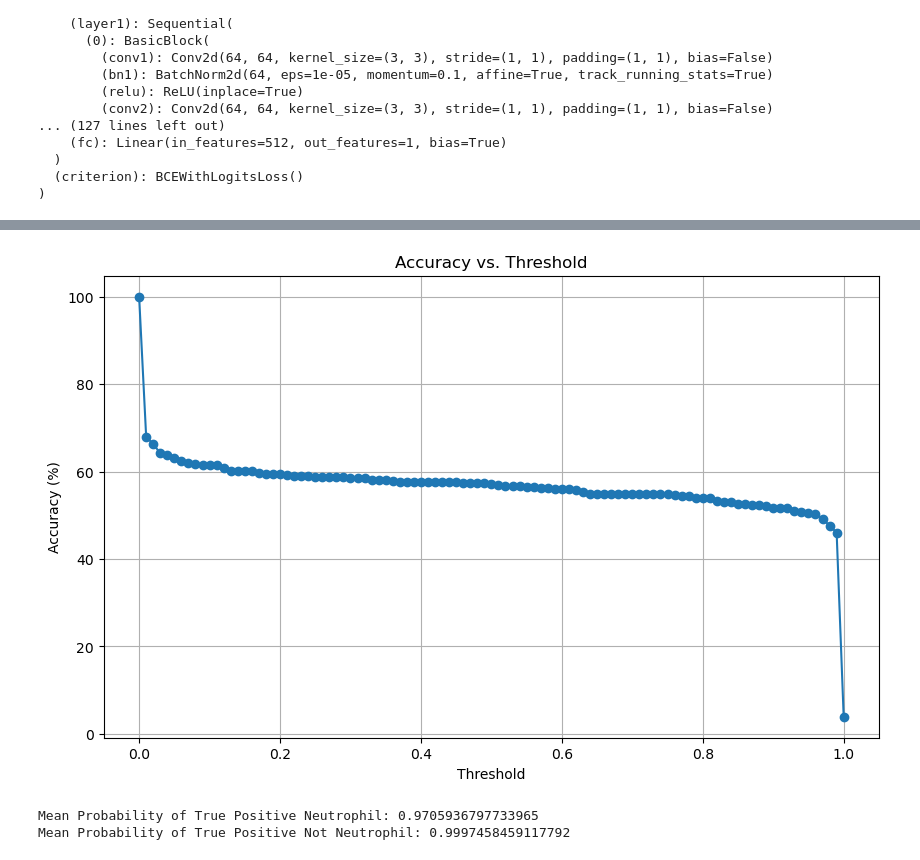
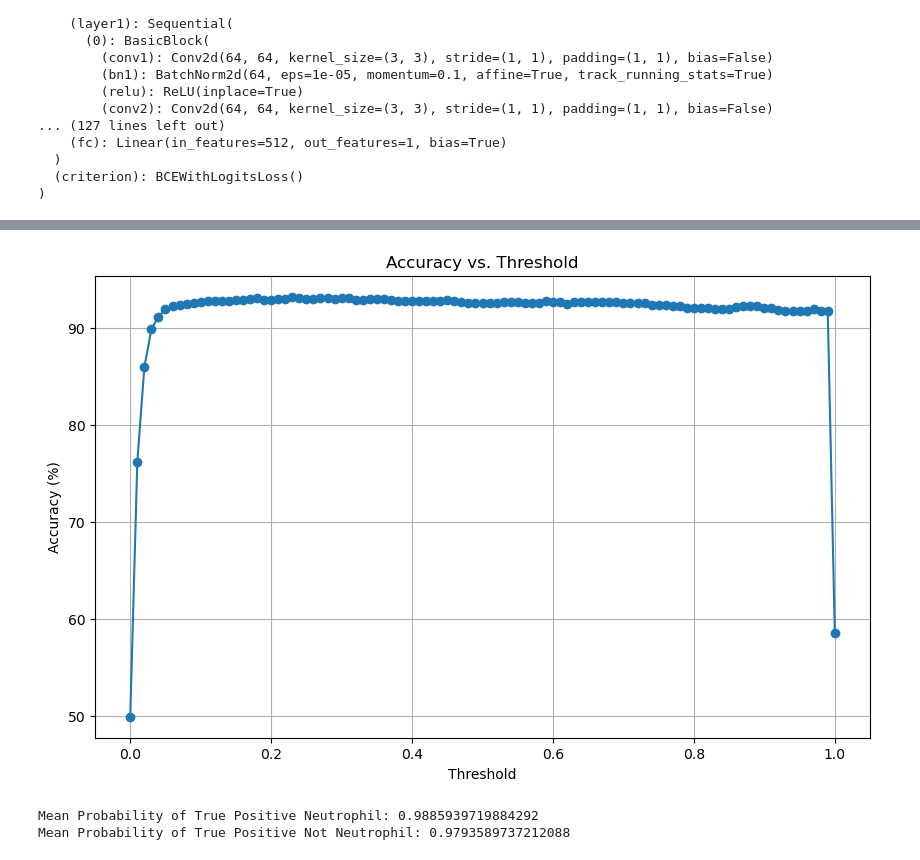
Before and after one commit to Marcusnsr/Bachelor, a Jupyter notebook: Neutrophile_Classifier.ipynb, the cells around one changed output, grey strips where cells are left out. Drawn from its saved outputs; the diff is of its cells as text; code cells hidden in the pictures.

```diff
--- a/Neutrophile_Classifier.ipynb
+++ b/Neutrophile_Classifier.ipynb
@@ -431,9 +431,10 @@ torch.save(model.state_dict(), 'models/neutrophil_classifier.pth')
 # %%
 # Load the model
 num_classes = 1
+pos_weight_value = 1000.0 # 3, 10, 1000
 data_module = ImageDataModule(data_dir='data/train', batch_size=32, num_classes=num_classes, val_split=0.2)
-model = ImageClassifier(num_classes=num_classes)
-model.load_state_dict(torch.load('models/neutrophil_classifier.pth'))
+model = ImageClassifier(num_classes=num_classes, pos_weight=pos_weight_value)
+model.load_state_dict(torch.load('models/neutrophil_classifier_best.pth'))
 model.eval()
 # %% [output]
 ImageClassifier(
@@ -463,7 +464,7 @@ model.eval()
 # Initialize variables for accuracy calculation
 correct = 0
 total = 0
-threshold = 0.1
+threshold = 0.5
 
 # Evaluate the model for accuracy
 with torch.no_grad():
@@ -509,42 +510,42 @@ Accuracy of the model on the test images: 80.72763028515242%
 # %%
 # Set the model to evaluation mode
 model.eval()
 
 # Initialize a list to store accuracies for different thresholds
 thresholds = np.arange(0, 1.01, 0.01)
 accuracies = []
 
-# Iterate over thresholds
-for threshold in tqdm(thresholds, desc='Searching thresholds'):
+# Loop over each threshold with a progress bar
+for threshold in tqdm(thresholds, desc="Calculating Accuracies"):
     correct = 0
     total = 0
     with torch.no_grad():
         for inputs, labels in test_loader:
             outputs = model(inputs)
             probabilities = torch.sigmoid(outputs)
-            predicted = (probabilities >= threshold).float()
-            # Adjust label tensor's shape for comparison
-            labels_adjusted = labels.view_as(predicted)
-            # Only count where the label is 1
-            mask = labels_adjusted == 1
-            total += mask.sum().item()
-            correct += (predicted[mask] == labels_adjusted[mask]).sum().item()
-    if total > 0: # Avoid division by zero
-        accuracy = 100 * correct / total
-    else:
-        accuracy = 0
+            predicted = (probabilities >= threshold).float()  # Apply threshold
+
+            # Adjust labels to match predicted shape if necessary
+            labels = labels.view_as(predicted)
+
+            # Compute correct predictions
+            correct += (predicted == labels).sum().item()
+            total += labels.numel()  # Count total number of labels
+
+    # Calculate accuracy
+    accuracy = 100 * correct / total if total > 0 else 0  # Avoid division by zero
     accuracies.append(accuracy)
 
 # Plotting the results
 plt.figure(figsize=(10, 6))
 plt.plot(thresholds, accuracies, marker='o')
 plt.title('Accuracy vs. Threshold')
 plt.xlabel('Threshold')
 plt.ylabel('Accuracy (%)')
 plt.grid(True)
 plt.show()
 # %% [output]
-[figure, old version]
+[figure, new version]
 # %%
 # Set the model to evaluation mode
 model.eval()
@@ -580,5 +581,5 @@ mean_prob_not_neutrophil = sum(true_positive_not_neutrophil_probs) / len(true_po
 print(f'Mean Probability of True Positive Neutrophil: {mean_prob_neutrophil}')
 print(f'Mean Probability of True Positive Not Neutrophil: {mean_prob_not_neutrophil}')
 # %% [output]
-Mean Probability of True Positive Neutrophil: 0.9705936797733965
-Mean Probability of True Positive Not Neutrophil: 0.9997458459117792
+Mean Probability of True Positive Neutrophil: 0.9885939719884292
+Mean Probability of True Positive Not Neutrophil: 0.9793589737212088
```
Also changed, not shown: parts of 6 cells of this notebook, 1 other file.
